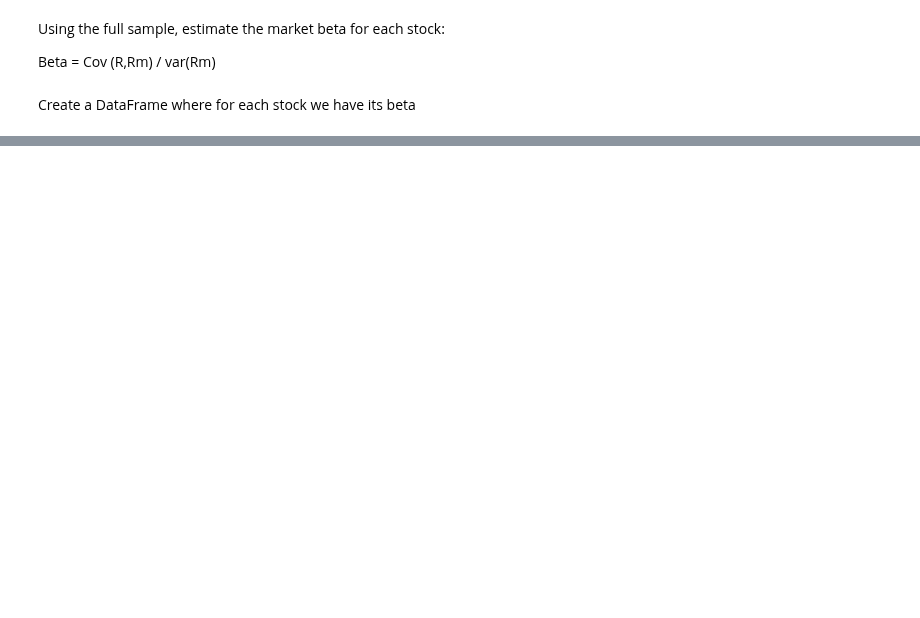
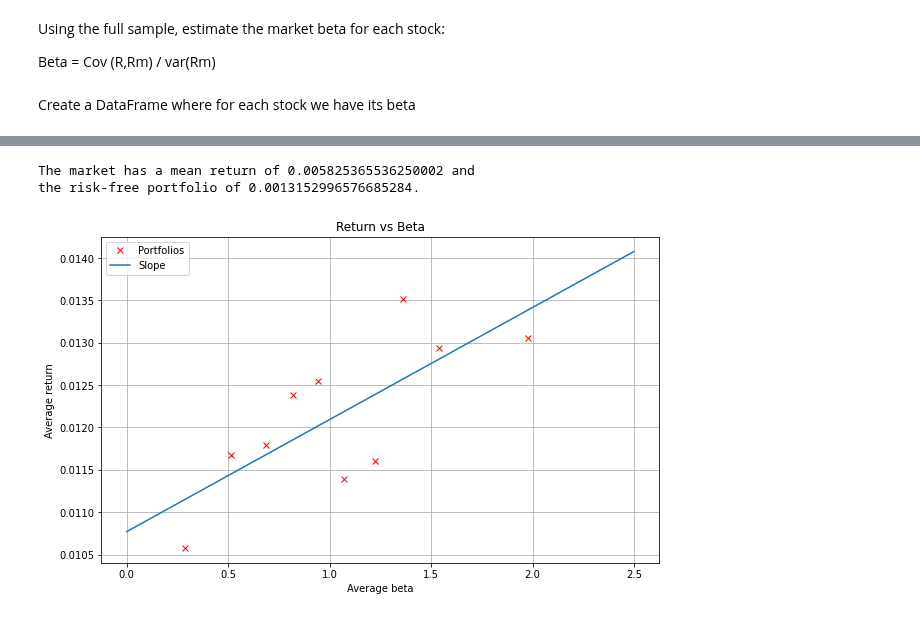
Before and after one commit to baohien97/EPFL-Investments, a Jupyter notebook: As6/As 6.ipynb, the cells around one changed output, grey strips where cells are left out. Saved outputs shown, nothing was run; the diff lists cells and outputs as text; code cells hidden in the pictures; blank space fills up the shorter version.

```diff
--- a/As6/As 6.ipynb
+++ b/As6/As 6.ipynb
@@ -271,0 +247,4 @@ equal_stocks.head()
+# %%
+decile = pd.DataFrame(pd.qcut(data.beta,10),index=list_permno, columns=["beta"])
+decile = decile.rename(columns={'beta':'decile'})
+decile.head()
@@ -271,0 +260,6 @@ equal_stocks.head()
+# %%
+inters = pd.qcut(data.beta,10).values
+inters = list(dict.fromkeys(inters))
+#inters.sort()
+inters = [x for x in inters if str(x) != 'nan'] # drop NoN. We always put a control just to be sure
+print(f"We have {len(inters)} portfolios")
@@ -271,0 +268,5 @@ equal_stocks.head()
+# %%
+group_decile = decile.sort_values(by="decile") # sort for decile
+group_decile.reset_index(inplace=True)
+group_decile = group_decile.dropna() # drop NaN
+group_decile = group_decile.groupby("decile")
@@ -271,0 +275,9 @@ equal_stocks.head()
+# %%
+ew_ret = []
+avg_beta = []
+for i in inters:
+    stock_interval = group_decile.get_group(i)["index"]
+    temp = stocks_del.loc[stock_interval]
+    group_date = temp.groupby('date').mean()
+    ew_ret.append(group_date.ret.mean()) # equal weighted => mean
+    avg_beta.append(data.loc[stock_interval].mean()[0])
@@ -271,0 +314,22 @@ equal_stocks.head()
+# %%
+rm_mean = rm.mkt_ret.mean()
+rf_mean = rf.rf.mean()
+excess_rm_rf = rm_mean-rf_mean
+print(f"The market has a mean return of {rm_mean} and \nthe risk-free portfolio of {rf_mean}.")
+# %% [output]
+The market has a mean return of 0.005825365536250002 and
+the risk-free portfolio of 0.0013152996576685284.
+# %%
+slope, intercept, r_value, p_value, std_err =  stats.linregress([avg_beta[i][0] for i in range(len(avg_beta))],ew_ret)
+plt.figure(figsize=(10,6))
+plt.plot(avg_beta, ew_ret, 'rx', label='Portfolios')
+#plt.plot(np.linspace(0,2.5,100), rf_mean + np.linspace(0,2.5,100)*excess_rm_rf, label='CAPM')
+plt.plot(np.linspace(0,2.5,100),np.linspace(0,2.5,100)*slope+intercept,label = 'Slope')
+plt.title('Return vs Beta')
+plt.xlabel('Average beta')
+plt.ylabel('Average return')
+plt.grid()
+plt.legend(loc='best')
+plt.show()
+# %% [output]
+[figure, added]
```
Also changed, not shown: parts of 21 cells of this notebook.
